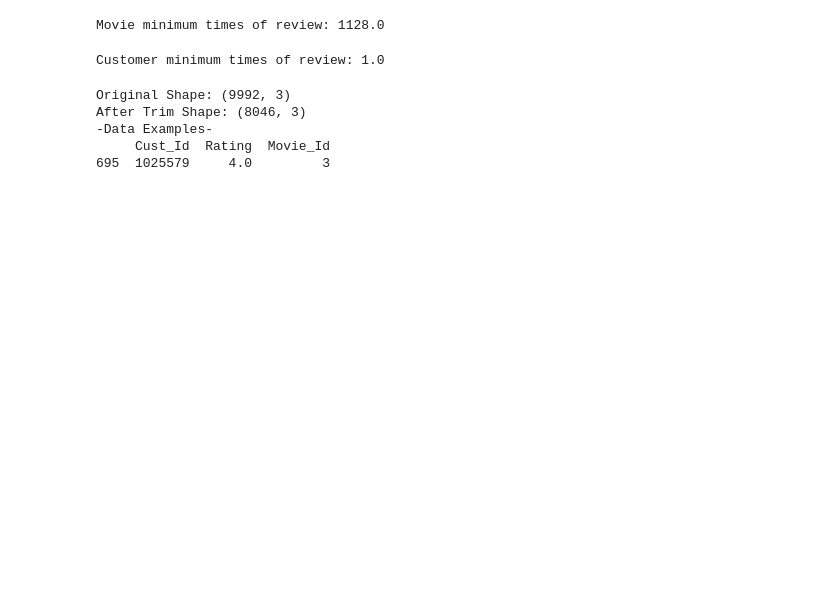
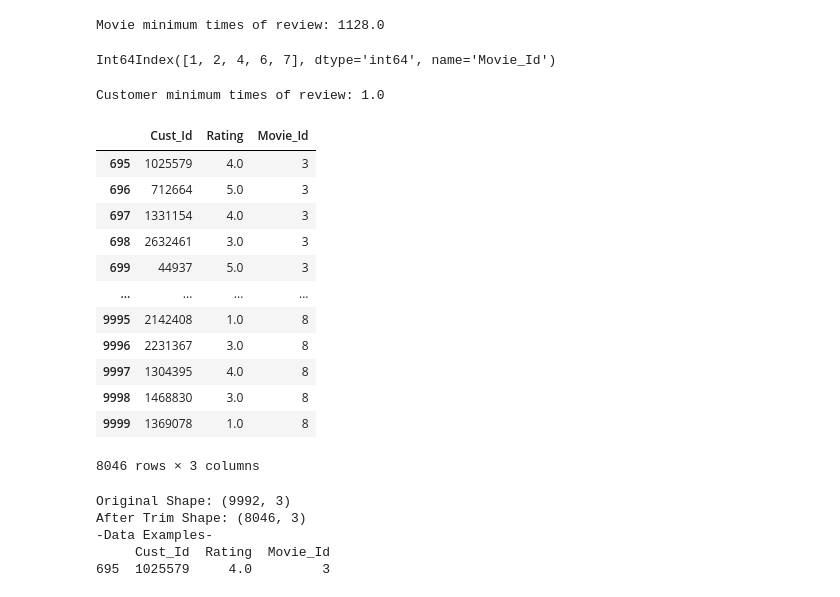
Before and after one commit to heohyunjun/Recommendation-System, a Jupyter notebook: Netflix/Netflix_rec.ipynb, the cells around one changed output. Saved outputs shown, nothing was run; the diff lists cells and outputs as text; code cells hidden in the pictures; blank space fills up the shorter version.

```diff
--- a/Netflix/Netflix_rec.ipynb
+++ b/Netflix/Netflix_rec.ipynb
@@ -396,4 +477,8 @@ drop_movie_list = df_movie_summary[df_movie_summary['count'] < movie_benchmark].
 print('Movie minimum times of review: {}'.format(movie_benchmark))
 # %% [output]
 Movie minimum times of review: 1128.0
+# %%
+drop_movie_list
+# %% [output]
+Int64Index([1, 2, 4, 6, 7], dtype='int64', name='Movie_Id')
 # %%
@@ -405,5 +491,23 @@ drop_cust_list = df_cust_summary[df_cust_summary['count'] < cust_benchmark].inde
 print('Customer minimum times of review: {}'.format(cust_benchmark))
 # %% [output]
 Customer minimum times of review: 1.0
+# %%
+# ~ 를 사용해서 not을 사용한다는게 신기
+# 즉 drop_movie_list안에 없는것들의 데이터프레임
+df[~df['Movie_Id'].isin(drop_movie_list)]
+# %% [output]
+|  | Cust_Id | Rating | Movie_Id |
+| 695 | 1025579 | 4.0 | 3 |
+| 696 | 712664 | 5.0 | 3 |
+| 697 | 1331154 | 4.0 | 3 |
+| 698 | 2632461 | 3.0 | 3 |
+| 699 | 44937 | 5.0 | 3 |
+| ... | ... | ... | ... |
+| 9995 | 2142408 | 1.0 | 8 |
+| 9996 | 2231367 | 3.0 | 8 |
+| 9997 | 1304395 | 4.0 | 8 |
+| 9998 | 1468830 | 3.0 | 8 |
+| 9999 | 1369078 | 1.0 | 8 |
+8046 rows × 3 columns
 # %%
 print('Original Shape: {}'.format(df.shape))
```
Also changed, not shown: parts of 20 cells of this notebook.
